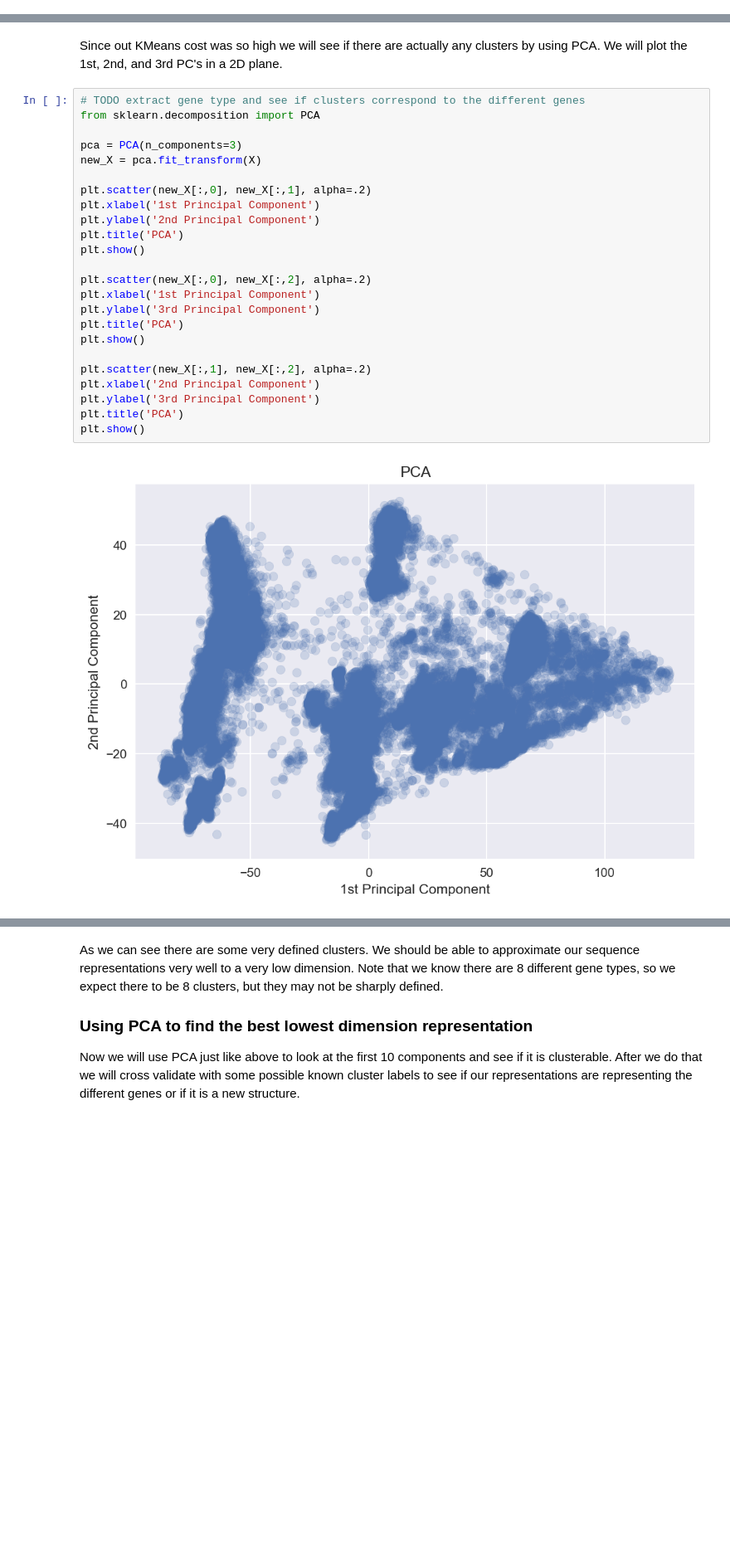
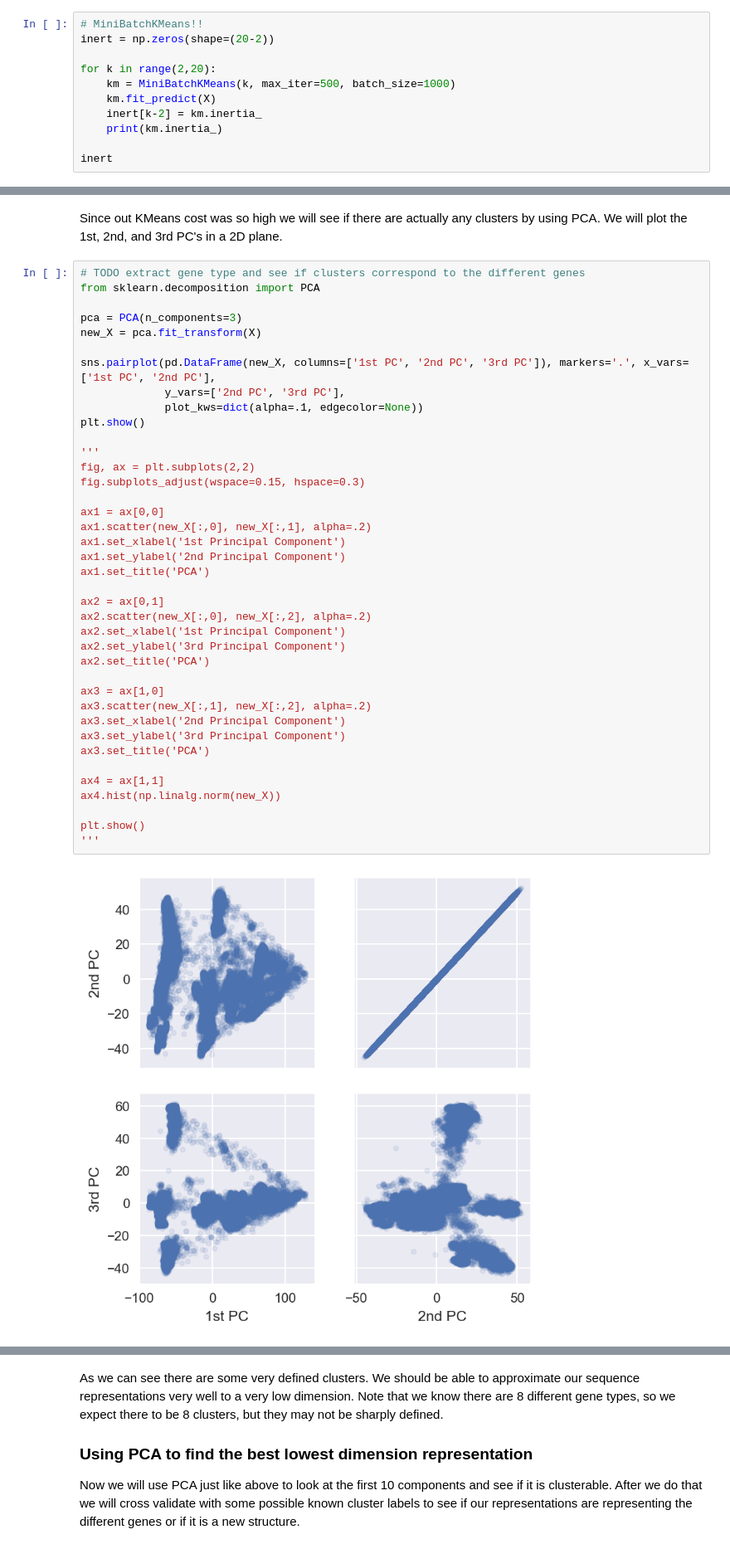
Before and after one commit to lukas-gust/data_mining_influenza, a Jupyter notebook: seq_distance.ipynb, the cells around one changed output, grey strips where cells are left out. Shown at 83% size. Drawn from its saved outputs; the diff is of its cells as text; blank space fills up the shorter version.

Commit message:
New plots, and update

```diff
--- a/seq_distance.ipynb
+++ b/seq_distance.ipynb
@@ -125,0 +120,11 @@ plt.show()
+# %%
+# MiniBatchKMeans!!
+inert = np.zeros(shape=(20-2))
+
+for k in range(2,20):
+    km = MiniBatchKMeans(k, max_iter=500, batch_size=1000)
+    km.fit_predict(X)
+    inert[k-2] = km.inertia_
+    print(km.inertia_)
+
+inert
@@ -128,26 +166,41 @@ Since out KMeans cost was so high we will see if there are actually any clusters
 # %%
 # TODO extract gene type and see if clusters correspond to the different genes
 from sklearn.decomposition import PCA
 
 pca = PCA(n_components=3)
 new_X = pca.fit_transform(X)
 
-plt.scatter(new_X[:,0], new_X[:,1], alpha=.2)
-plt.xlabel('1st Principal Component')
-plt.ylabel('2nd Principal Component')
-plt.title('PCA')
+sns.pairplot(pd.DataFrame(new_X, columns=['1st PC', '2nd PC', '3rd PC']), markers='.', x_vars=['1st PC', '2nd PC'],
+             y_vars=['2nd PC', '3rd PC'],
+             plot_kws=dict(alpha=.1, edgecolor=None))
 plt.show()
 
-plt.scatter(new_X[:,0], new_X[:,2], alpha=.2)
-plt.xlabel('1st Principal Component')
-plt.ylabel('3rd Principal Component')
-plt.title('PCA')
+'''
+fig, ax = plt.subplots(2,2)
+fig.subplots_adjust(wspace=0.15, hspace=0.3)
+
+ax1 = ax[0,0]
+ax1.scatter(new_X[:,0], new_X[:,1], alpha=.2)
+ax1.set_xlabel('1st Principal Component')
+ax1.set_ylabel('2nd Principal Component')
+ax1.set_title('PCA')
+
+ax2 = ax[0,1]
+ax2.scatter(new_X[:,0], new_X[:,2], alpha=.2)
+ax2.set_xlabel('1st Principal Component')
+ax2.set_ylabel('3rd Principal Component')
+ax2.set_title('PCA')
+
+ax3 = ax[1,0]
+ax3.scatter(new_X[:,1], new_X[:,2], alpha=.2)
+ax3.set_xlabel('2nd Principal Component')
+ax3.set_ylabel('3rd Principal Component')
+ax3.set_title('PCA')
+
+ax4 = ax[1,1]
+ax4.hist(np.linalg.norm(new_X))
+
 plt.show()
-
-plt.scatter(new_X[:,1], new_X[:,2], alpha=.2)
-plt.xlabel('2nd Principal Component')
-plt.ylabel('3rd Principal Component')
-plt.title('PCA')
-plt.show()
+'''
 # %% [output]
-[figure, old version]
+[figure, new version]
```
Also changed, not shown: parts of 12 cells of this notebook, 2 other files.
